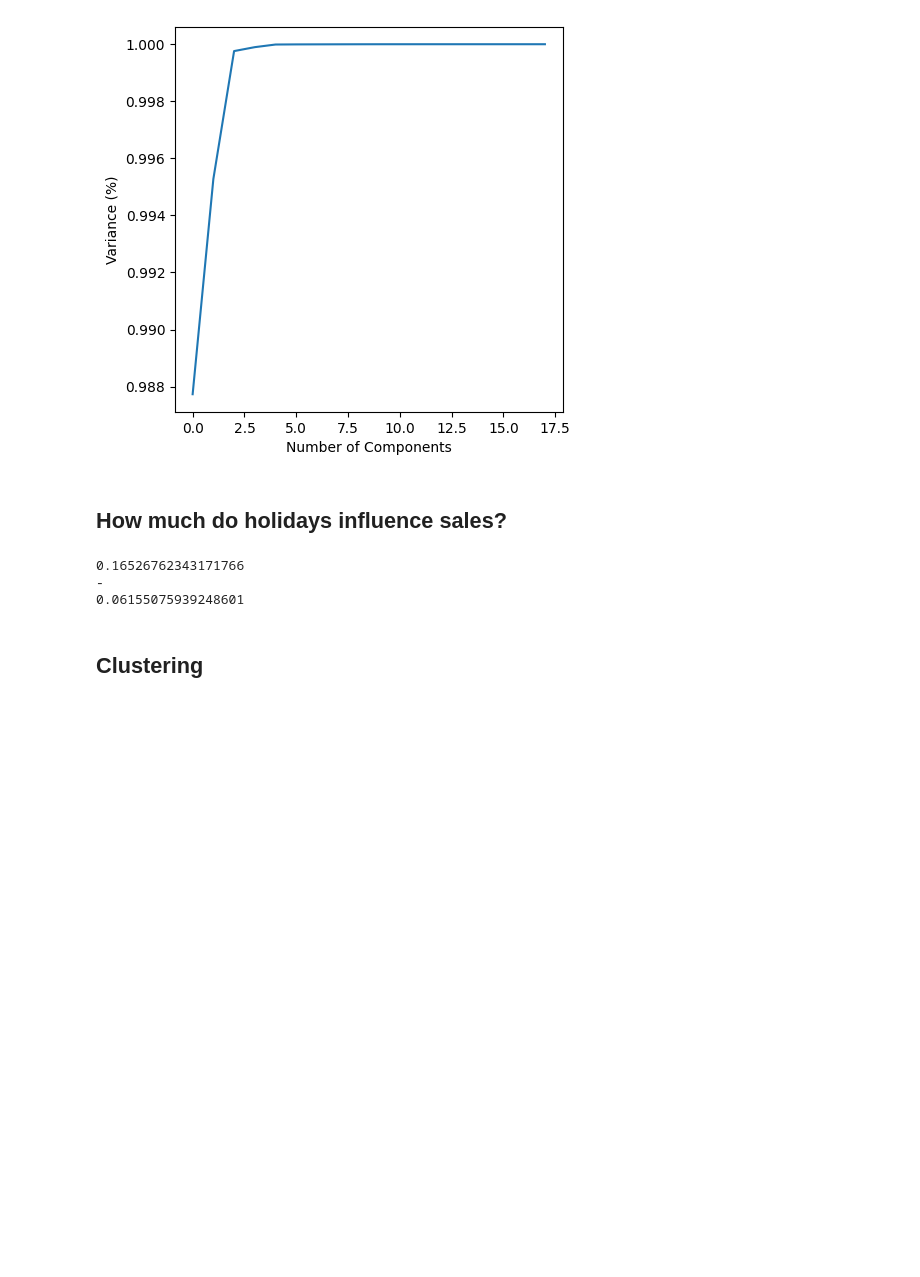
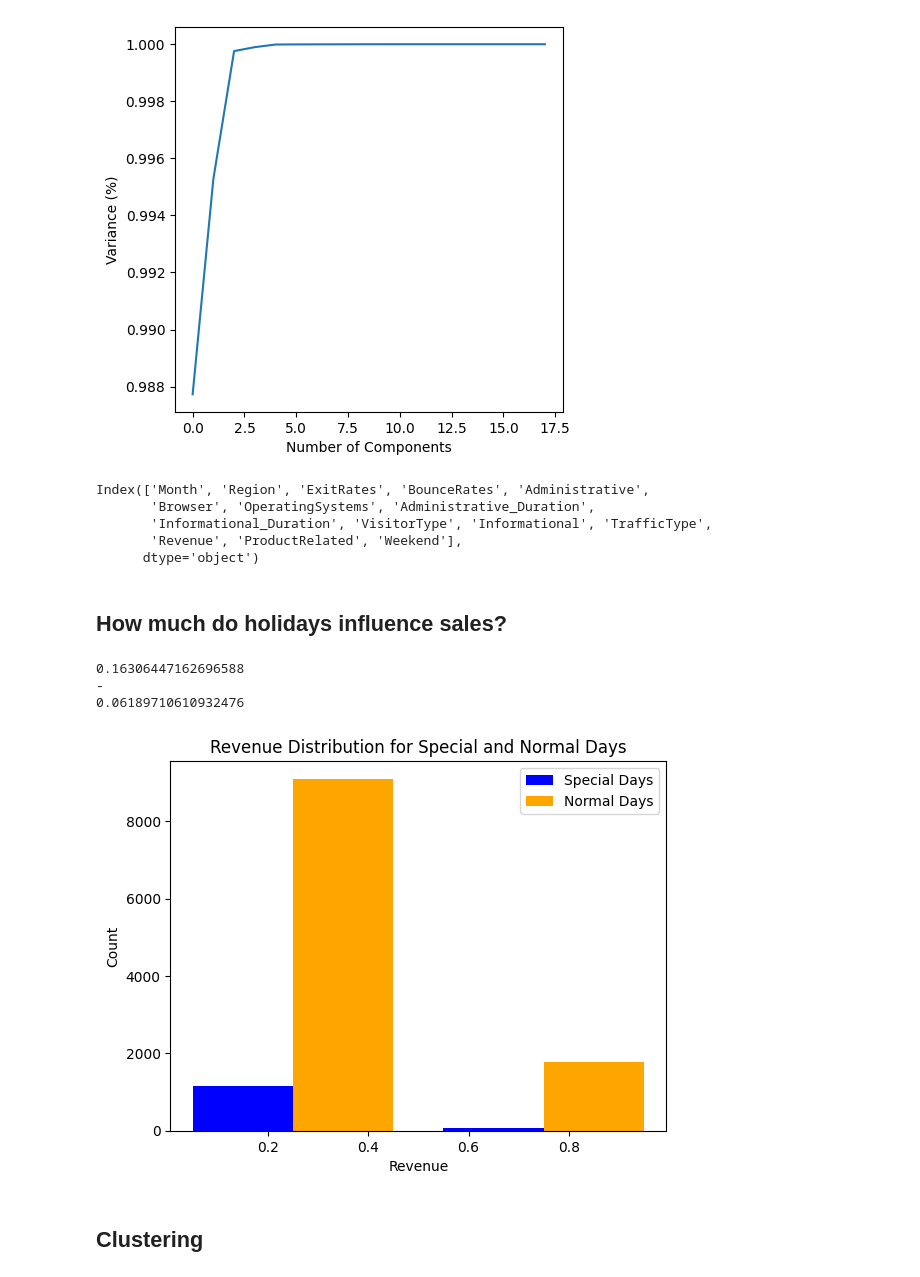
Before and after one commit to maca99/Online-Shoppers-Purchasing-Data-analyis, a Jupyter notebook: report.ipynb, the cells around one changed output. Drawn from its saved outputs; the diff is of its cells as text; code cells hidden in the pictures; blank space fills up the shorter version.

```diff
--- a/report.ipynb
+++ b/report.ipynb
@@ -92,7 +64,8 @@ for c in  dataset.columns:
     else:
         mod[c]=dataset[c]
 
-mod.head()
+dataset = mod
+dataset.head()
 # %% [output]
 |  | Administrative | Administrative_Duration | Informational | Informational_Duration | ProductRelated | ... |
 | 0 | 0 | 0.0 | 0 | 0.0 | 1 | ... |
@@ -138,22 +111,49 @@ plt.ylabel("Variance (%)")
 plt.show()
 # %% [output]
 [figure]
+# %%
+n_components = 18
+loadings = pca.components_
+loadings_df = pd.DataFrame(loadings.T, columns=[f'PC{i+1}' for i in range(n_components)], index=dataset.columns)
+feature_scores = loadings_df.abs().sum(axis=1)
+feature_ranking = feature_scores.sort_values(ascending=False)
+selected_features = feature_ranking.head(15).index
+selected_features
+# %% [output]
+Index(['Month', 'Region', 'ExitRates', 'BounceRates', 'Administrative',
+       'Browser', 'OperatingSystems', 'Administrative_Duration',
+       'Informational_Duration', 'VisitorType', 'Informational', 'TrafficType',
+       'Revenue', 'ProductRelated', 'Weekend'],
+      dtype='object')
 # %% [markdown]
 ## How much do holidays influence sales?
 # %%
 special_d = dataset[dataset['SpecialDay'] != 0]
 normal_d = dataset[dataset['SpecialDay'] == 0]
 sales_special = special_d[special_d['Revenue'] == 1]
 sales_rate_special = len(sales_special) / len(special_d)
 sales_normal = normal_d[normal_d['Revenue'] == 1]
 sales_rate_normal = len(sales_normal) / len(normal_d)
 print(sales_rate_normal)
 print('-')
 print (sales_rate_special)
+
+# Create lists for revenue values for special and normal days
+special_revenue = special_d['Revenue'].tolist()
+normal_revenue = normal_d['Revenue'].tolist()
+
+# Create the histogram
+plt.hist([special_revenue, normal_revenue], bins=2, label=['Special Days', 'Normal Days'], color=['blue', 'orange'])
+plt.xlabel('Revenue')
+plt.ylabel('Count')
+plt.title('Revenue Distribution for Special and Normal Days')
+plt.legend()
+plt.show()
 # %% [output]
-0.16526762343171766
+0.16306447162696588
 -
-0.06155075939248601
+0.06189710610932476
+[figure, added]
 # %% [markdown]
 ## Clustering
 # %%
```
Also changed, not shown: parts of 11 cells of this notebook.
